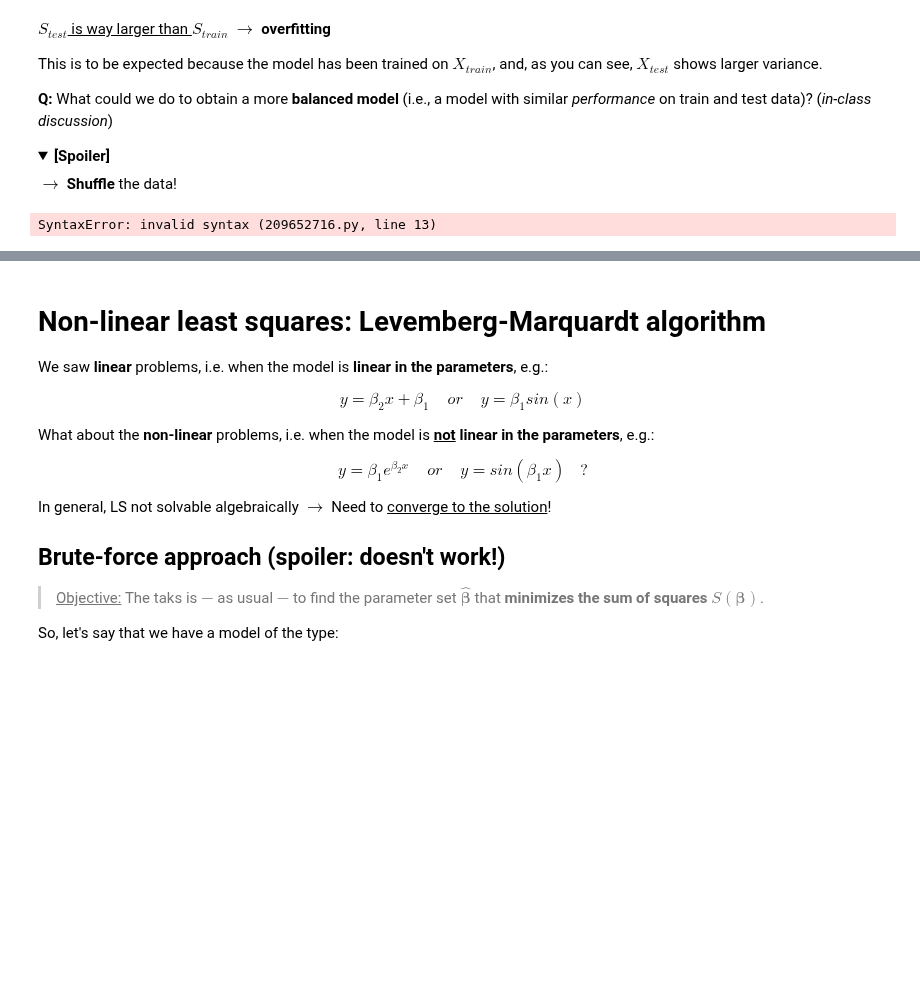
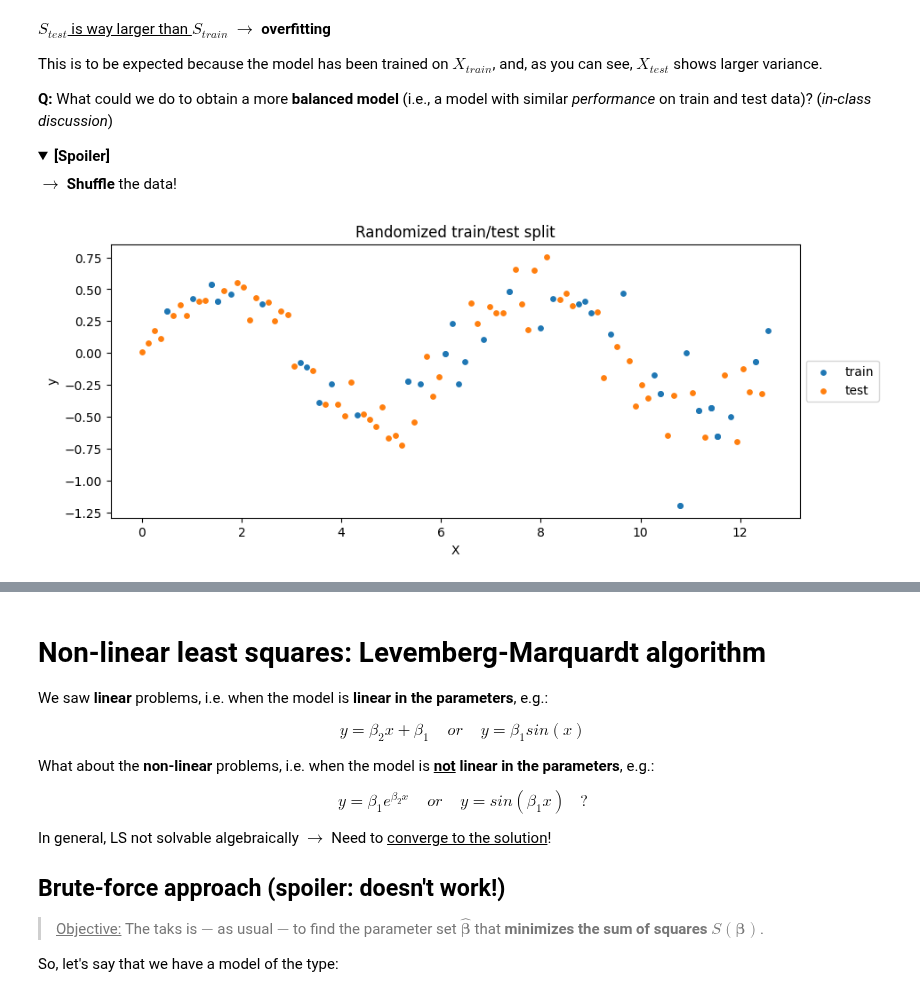
Before and after one commit to astrostatistics-in-crete/2024_summer_school, a Jupyter notebook: 03_Optimization_Basics/Optimization_Basics_answerkey.ipynb, the cells around one changed output, grey strips where cells are left out. Cells and saved outputs as stored; diff of their text form; code cells hidden in the pictures; folded sections open; blank space fills up the shorter version.

```diff
--- a/03_Optimization/Optimization_Basics_answerkey.ipynb
+++ b/03_Optimization_Basics/Optimization_Basics_answerkey.ipynb
@@ -472,34 +472,32 @@ $\rightarrow$ <b>Shuffle</b> the data!
 # %%
 '''Merging train and test data, first.'''
 X = np.concatenate((X_train, X_test))
 y = np.concatenate((y_train, y_test))
 
 '''
 Now performing a random split of the merged data.
 Re-running this block will generate a new, randomized split.
 '''
 idxs_train_ = np.random.choice(np.arange((len(X))), size=len(X_train))
 # ^here we pick at random some train indexes from the merged `X`
 idxs_test_ = list(set(np.arange((len(X)))) - set(idxs_train_))
 # ^here we pick the complementary indexes
 
 X_train_ = X[idxs_train_]
 y_train_ = y[idxs_train_]
 X_test_ = X[idxs_test_]
 y_test_ = y[idxs_test_]
 
 plt.figure(figsize=(10, 4))
 plt.scatter(X_train_, y_train_, label='train', c='C0', s=15)
 plt.scatter(X_test_,  y_test_,  label='test',  c='C1', s=15)
 plt.xlabel('X')
 plt.ylabel('y')
-plt.xlim([0,12])
-plt.ylim([-1,1])
 plt.title('Randomized train/test split')
 plt.legend(loc='center left', bbox_to_anchor=(1, 0.5))
 plt.show()
 # %% [output]
-SyntaxError: invalid syntax (209652716.py, line 13)
+[figure, added]
 # %%
 '''Re-running the same fit as above on the new, randomized split.'''
 from lmfit import Model
```
Also changed, not shown: parts of 1 cell of this notebook, 1 other file.
